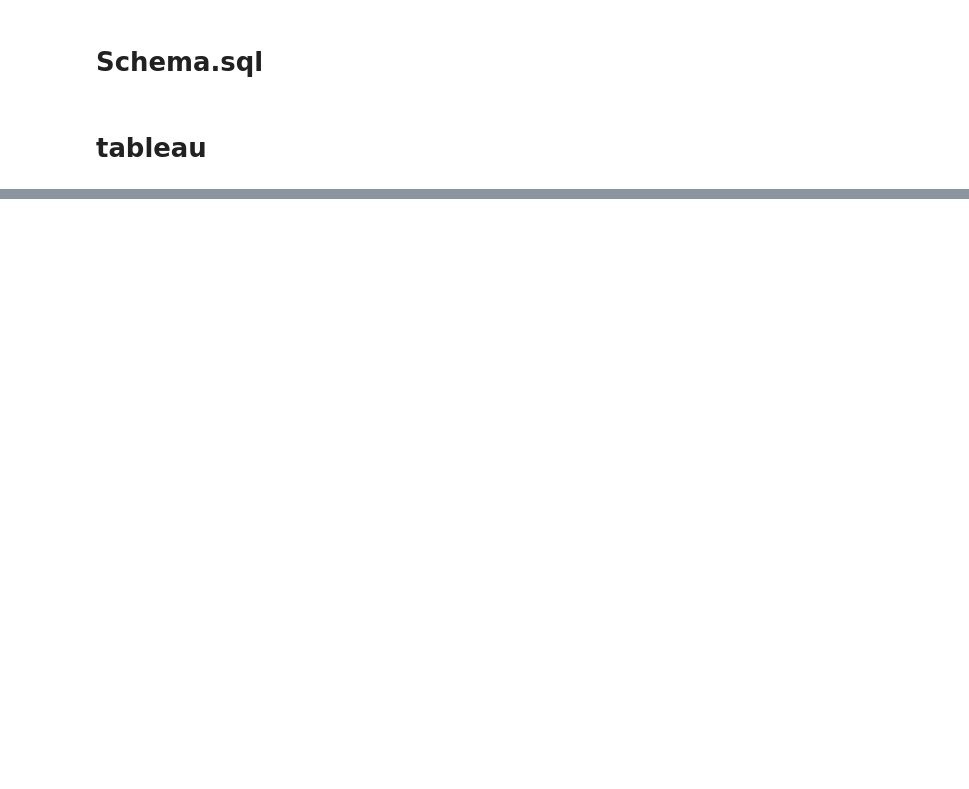
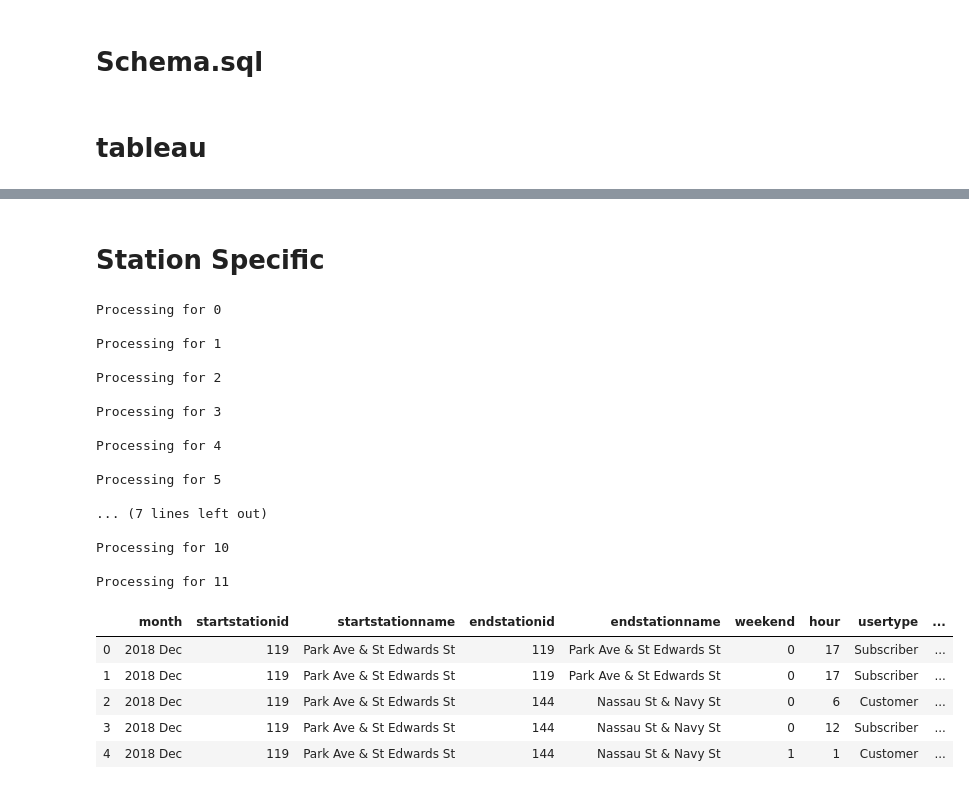
Before and after one commit to sliwet/tableau, a Jupyter notebook: tableau.ipynb, the cells around one changed output, grey strips where cells are left out. Saved outputs shown, nothing was run; the diff lists cells and outputs as text; code cells hidden in the pictures; blank space fills up the shorter version.

```diff
--- a/tableau.ipynb
+++ b/tableau.ipynb
@@ -189,0 +192,14 @@ df['longitude'] = lon
+# %%
+for i in range(nmonths):
+    print(f"\nProcessing for {i}")
+    grouped = dfs[i].groupby(['month','bikeid','weekend'])
+    tempdf = pd.DataFrame({'Average Trip Distance(mi)':grouped['distance'].mean()\
+                           ,'Count':grouped['distance'].count() })
+    if i == 0:
+        tosave = tempdf
+    else:
+        tosave = tosave.append(tempdf)
+
+tosave.reset_index(inplace=True)
+tosave.to_csv("bikeusage.csv", index=False, header=True)
+tosave.head()
@@ -189,0 +230,48 @@ df['longitude'] = lon
+# %% [markdown]
+# Station Specific
+# %%
+for i in range(nmonths):
+    print(f"\nProcessing for {i}")
+    grouped = dfs[i].groupby(['month','startstationid','startstationname','endstationid','endstationname'\
+                              ,'weekend','hour','usertype','gender','age'])
+    tempdf = pd.DataFrame({'startstationlat':grouped['startstationlat'].median()\
+                           ,'startstationlon':grouped['startstationlon'].median()\
+                           ,'endstationlat':grouped['endstationlat'].median()\
+                           ,'endstationlon':grouped['endstationlon'].median()\
+                           ,'Average Trip Duration(min)':grouped['tripduration'].mean()/60.\
+                           ,'Average Trip Distance(mi)':grouped['distance'].mean()\
+                        ,'Count':grouped['distance'].count() })
+    if i == 0:
+        tosave = tempdf
+    else:
+        tosave = tosave.append(tempdf)
+
+tosave['Average Trip Duration(min)'] = tosave['Average Trip Duration(min)'].map('{:,.2f}'.format)
+tosave['Average Trip Distance(mi)'] = tosave['Average Trip Distance(mi)'].map('{:,.2f}'.format)
+tosave.reset_index(inplace=True)
+tosave.to_csv("stationsummary.csv", index=False, header=True)
+tosave.head()
+# %% [output]
+Processing for 0
+
+Processing for 1
+
+Processing for 2
+
+Processing for 3
+
+Processing for 4
+
+Processing for 5
+
+... (7 lines left out)
+
+Processing for 10
+
+Processing for 11
+|  | month | startstationid | startstationname | endstationid | endstationname | weekend | hour | usertype | ... |
+| 0 | 2018 Dec | 119 | Park Ave & St Edwards St | 119 | Park Ave & St Edwards St | 0 | 17 | Subscriber | ... |
+| 1 | 2018 Dec | 119 | Park Ave & St Edwards St | 119 | Park Ave & St Edwards St | 0 | 17 | Subscriber | ... |
+| 2 | 2018 Dec | 119 | Park Ave & St Edwards St | 144 | Nassau St & Navy St | 0 | 6 | Customer | ... |
+| 3 | 2018 Dec | 119 | Park Ave & St Edwards St | 144 | Nassau St & Navy St | 0 | 12 | Subscriber | ... |
+| 4 | 2018 Dec | 119 | Park Ave & St Edwards St | 144 | Nassau St & Navy St | 1 | 1 | Customer | ... |
```
Also changed, not shown: parts of 24 cells of this notebook.
